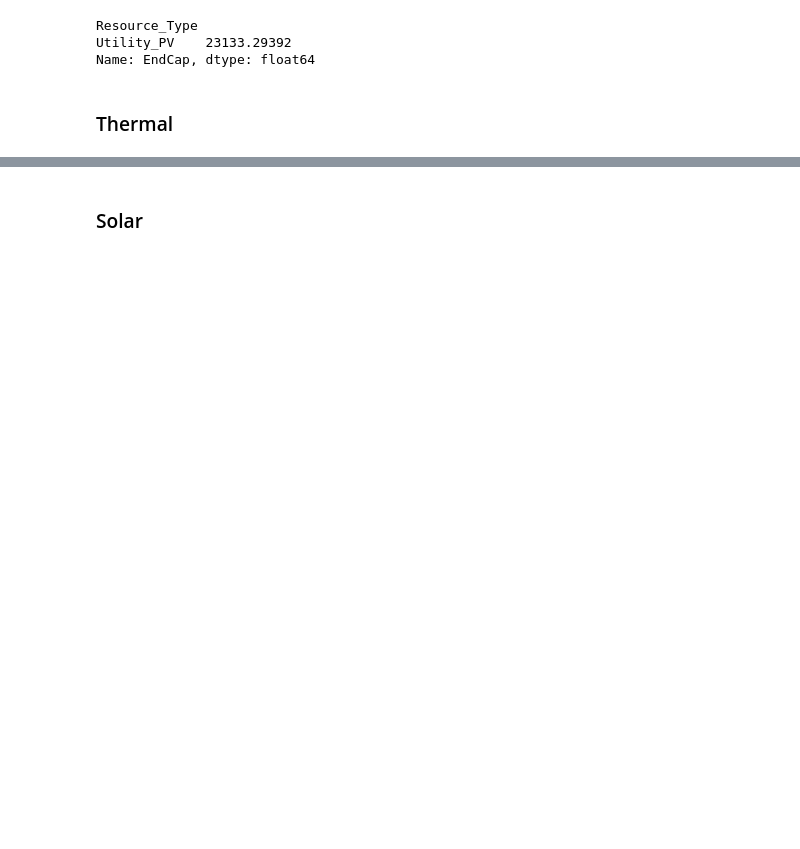
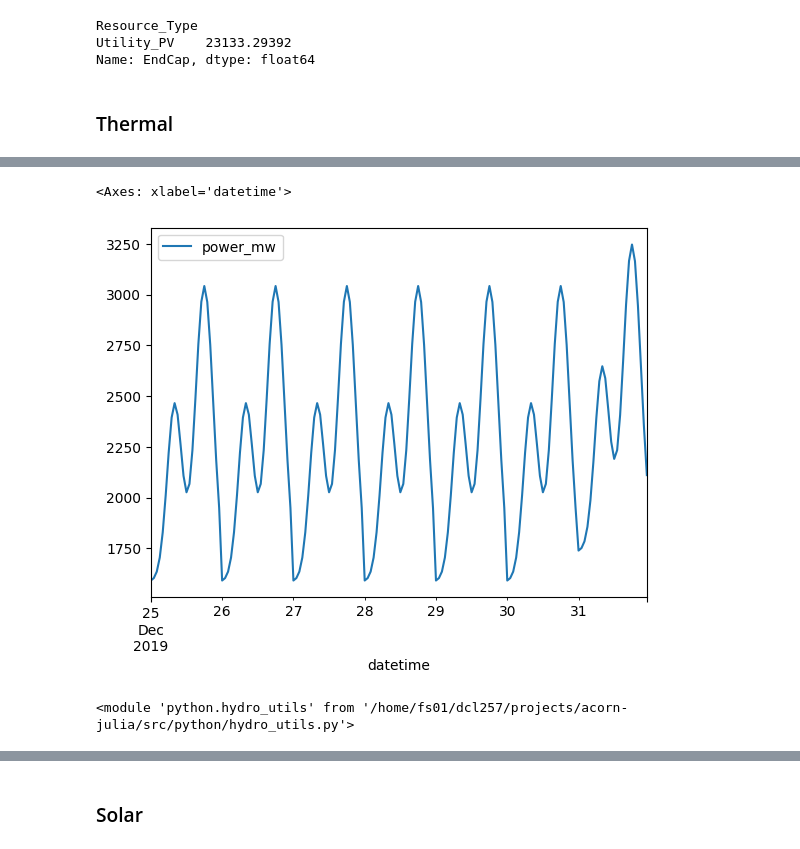
Before and after one commit to reyli4/acorn-julia, a Jupyter notebook: scripts/04_construct_run.ipynb, the cells around one changed output, grey strips where cells are left out. Cells and saved outputs as stored; diff of their text form; code cells hidden in the pictures; blank space fills up the shorter version.

Commit message:
more data input work

```diff
--- a/scripts/04_construct_run.ipynb
+++ b/scripts/04_construct_run.ipynb
@@ -118,0 +110,4 @@ K    |       3652.0 |     1616.7 |    1350.0 |    -266.7
+# %%
+# Read historical
+df_hydro_hist = pd.read_csv('../data/hydro/godeeep-hydro/godeeep-hydro-historical-weekly.csv')
+df_hydro_plants = pd.read_csv('../data/hydro/godeeep-hydro/godeeep-hydro-plants.csv')
@@ -118,0 +130,11 @@ K    |       3652.0 |     1616.7 |    1350.0 |    -266.7
+# %%
+# Subset to NYISO plants
+nyiso_plants = df_hydro_plants[df_hydro_plants['ba'] == "NYIS"]['eia_id']
+df_hydro_hist = df_hydro_hist[df_hydro_hist['eia_id'].isin(nyiso_plants)].copy()
+df_hydro_hist['datetime'] = pd.to_datetime(df_hydro_hist['datetime'])
+# %%
+# For Robert-Moses Niagara we model the diurnal pattern
+df_niagara = hu.disaggregate_weekly_to_hourly(
+    df = df_hydro_hist[df_hydro_hist['plant'] == 'Robert Moses Niagara'].copy(),
+    method='diurnal'
+)
@@ -118,0 +158,10 @@ K    |       3652.0 |     1616.7 |    1350.0 |    -266.7
+# %%
+df_niagara.iloc[-168:].plot(x='datetime', y='power_mw')
+# %% [output]
+<Axes: xlabel='datetime'>
+[figure, added]
+# %%
+import importlib
+importlib.reload(hu)
+# %% [output]
+<module 'python.hydro_utils' from '/home/fs01/dcl257/projects/acorn-julia/src/python/hydro_utils.py'>
```
Also changed, not shown: parts of 39 cells of this notebook, 12 other files.
